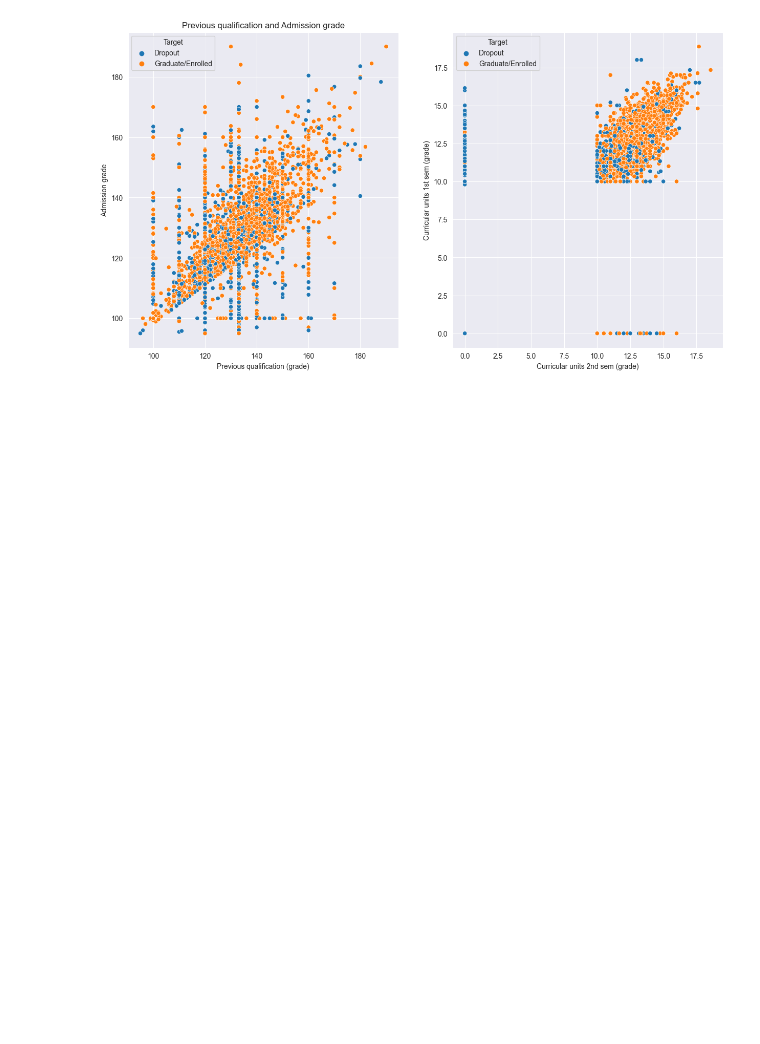
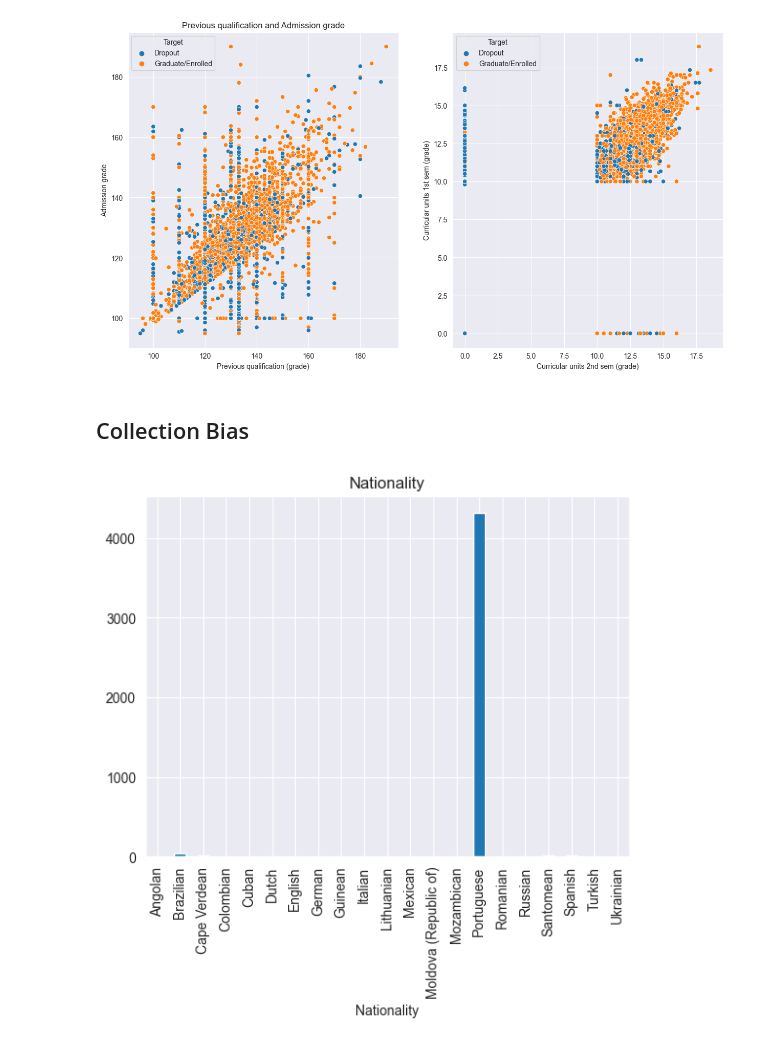
Before and after one commit to mnmay2020/MATH189_Project, a Jupyter notebook: Leena_EDA.ipynb, the cells around one changed output. Drawn from its saved outputs; the diff is of its cells as text; code cells hidden in the pictures; blank space fills up the shorter version.

```diff
--- a/Leena_EDA.ipynb
+++ b/Leena_EDA.ipynb
@@ -602,3 +602,11 @@ sns.scatterplot(data=df1, x='Curricular units 2nd sem (grade)', y='Curricular un
 plt.show()
 # %% [output]
 [figure]
+# %% [markdown]
+## Collection Bias
+# %%
+df1.groupby('Nationality').count().get('Marital Status').plot(kind='bar')
+plt.title('Nationality')
+plt.show()
+# %% [output]
+[figure, added]
```
Also changed, not shown: parts of 1 cell of this notebook.
